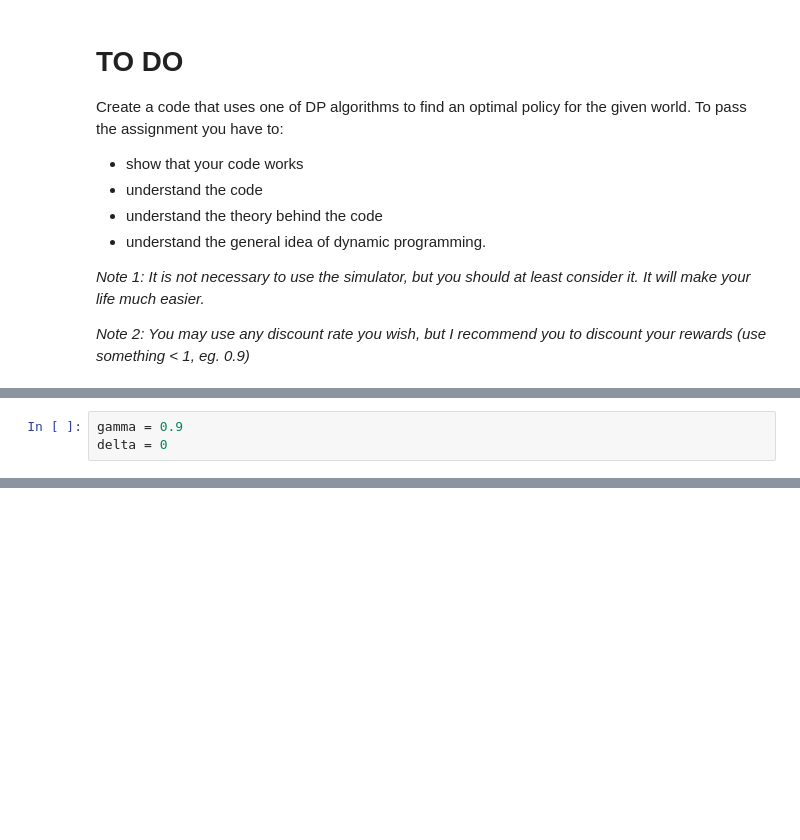
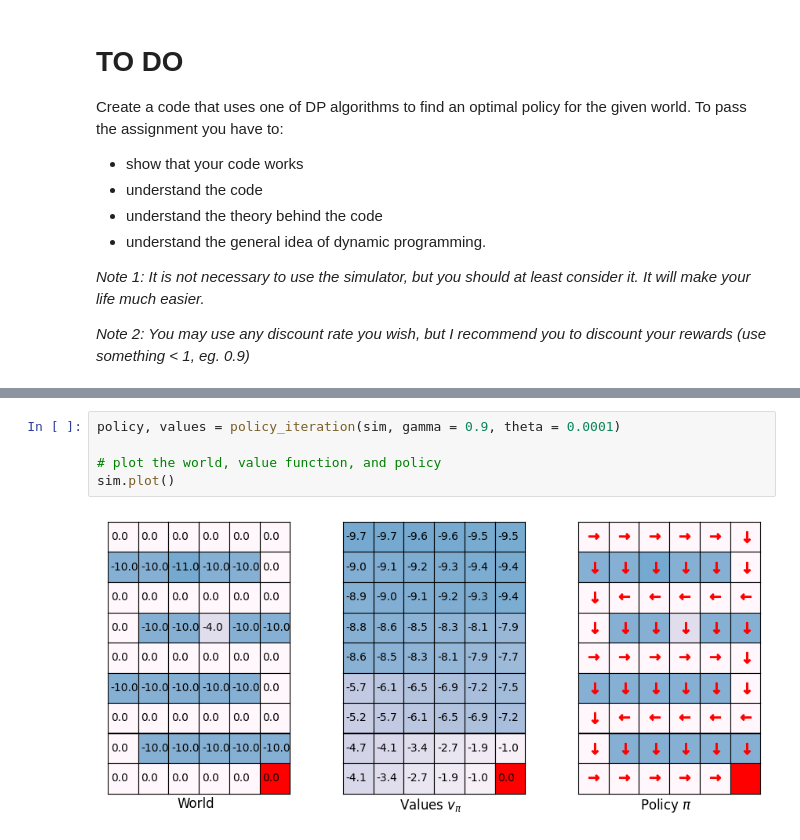
Before and after one commit to lukaszlewickii/Reinforcement-Learning, a Jupyter notebook: DP_empty.ipynb, the cells around one changed output, grey strips where cells are left out. Saved outputs shown, nothing was run; the diff lists cells and outputs as text; blank space fills up the shorter version.

```diff
--- a/DP_empty.ipynb
+++ b/DP_empty.ipynb
@@ -175,3 +174,0 @@ sim.plot()
-# %%
-gamma = 0.9
-delta = 0
@@ -219,0 +224,7 @@ def iterative_policy_evaluation(delta, state_values, sim):
+# %%
+policy, values = policy_iteration(sim, gamma = 0.9, theta = 0.0001)
+
+# plot the world, value function, and policy
+sim.plot()
+# %% [output]
+[figure, added]
```
Also changed, not shown: parts of 3 cells of this notebook.
